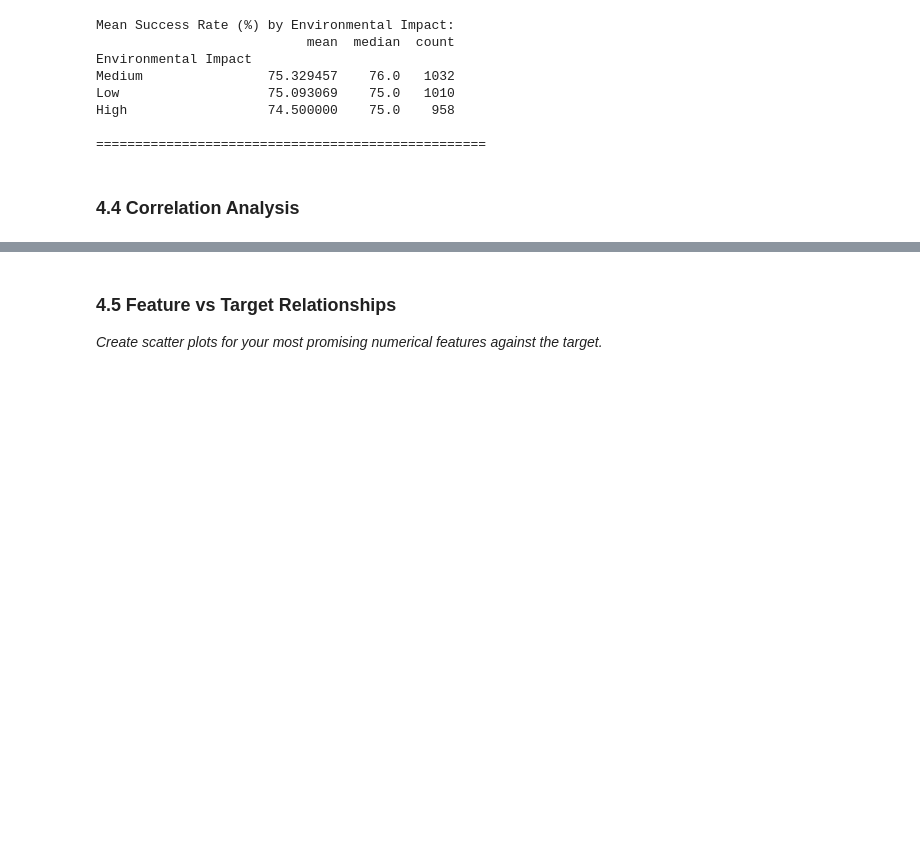
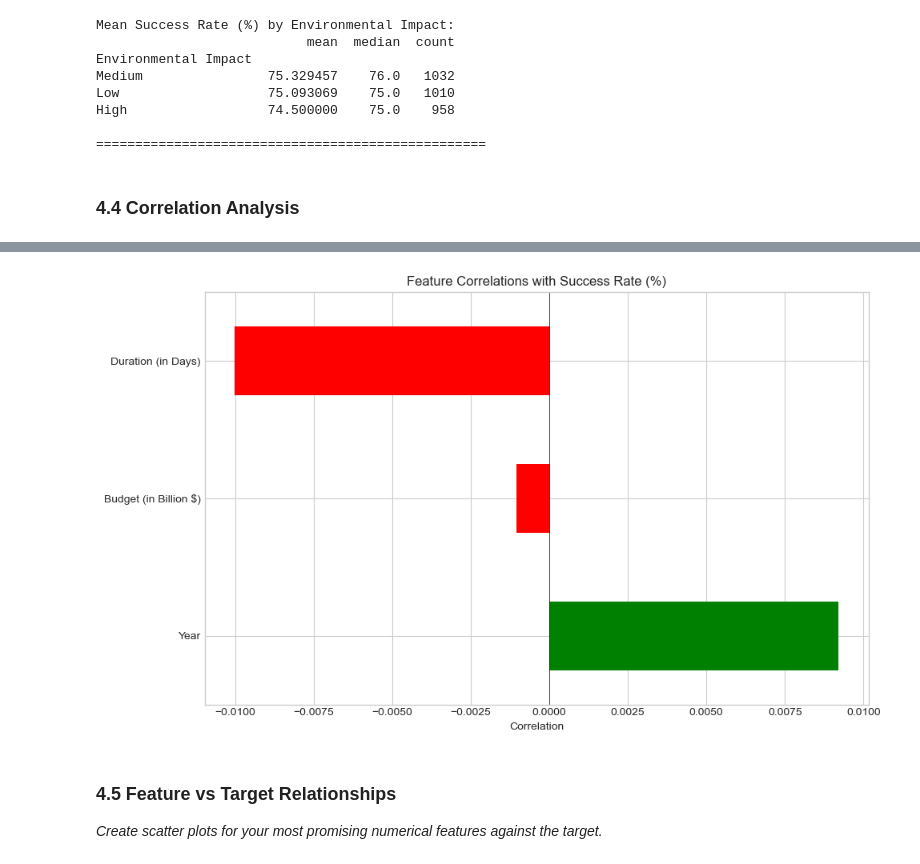
Before and after one commit to fsa-aiml-2511/individual-capstone-ssmanus94-debug, a Jupyter notebook: 01_problem_statement_and_eda_Capstone.ipynb, the cells around one changed output, grey strips where cells are left out. Saved outputs shown, nothing was run; the diff lists cells and outputs as text; code cells hidden in the pictures; blank space fills up the shorter version.

```diff
--- a/01_problem_statement_and_eda_Capstone.ipynb
+++ b/01_problem_statement_and_eda_Capstone.ipynb
@@ -632,12 +648,21 @@ High                  74.500000    75.0    958
 # TODO: Extract and analyze correlations with the target variable
 #
 # Steps:
-# 1. Get the TARGET column from correlation_matrix
+# 1. Get the TARGET column  from correlation_matrix *** success_rate
 # 2. Drop the TARGET's correlation with itself (it's always 1.0)
 # 3. Sort values in descending order
 # 4. Print the correlations
-# 5. Identify strong correlations (absolute value > 0.5)
+# 5. Identify strong correlations (absolute value > 0.5)  ****correlations go from 1.0 to -1.0
 #
-# Store result in: target_correlations
+# Store result in: target_correlations ###ughhhhhh
+target_correlations = correlation_matrix[success_rate]
+target_correlations = target_correlations.drop(success_rate)
+target_correlations = target_correlations.sort_values(ascending=False)  #"descending" does not exist
 
-# YOUR CODE HERE:
+print("Correlations with Success Rate:")
+print(target_correlations)
+#not parenthsesis or bracket -  says forgot comma - why should i use abs() here? not abs[>0.5] *** double 'target_correlations'
+strong_correlations = target_correlations[abs(target_correlations) > 0.5]
+
+print("\nStrong correlations (|correlation| > 0.5):")
+print(strong_correlations)
@@ -644,13 +678,15 @@ High                  74.500000    75.0    958
 # %%
 # Visualize correlations with target
 plt.figure(figsize=(10, 6))
 colors = ['green' if c > 0 else 'red' for c in target_correlations]
 target_correlations.plot(kind='barh', color=colors)
 plt.xlabel('Correlation')
-plt.title(f'Feature Correlations with {TARGET}')
+plt.title(f'Feature Correlations with {success_rate}')
 plt.axvline(x=0, color='black', linestyle='-', linewidth=0.5)
 plt.tight_layout()
 plt.show()
+# %% [output]
+[figure, added]
 # %% [markdown]
 ### 4.5 Feature vs Target Relationships
 
```
Also changed, not shown: parts of 5 cells of this notebook.
